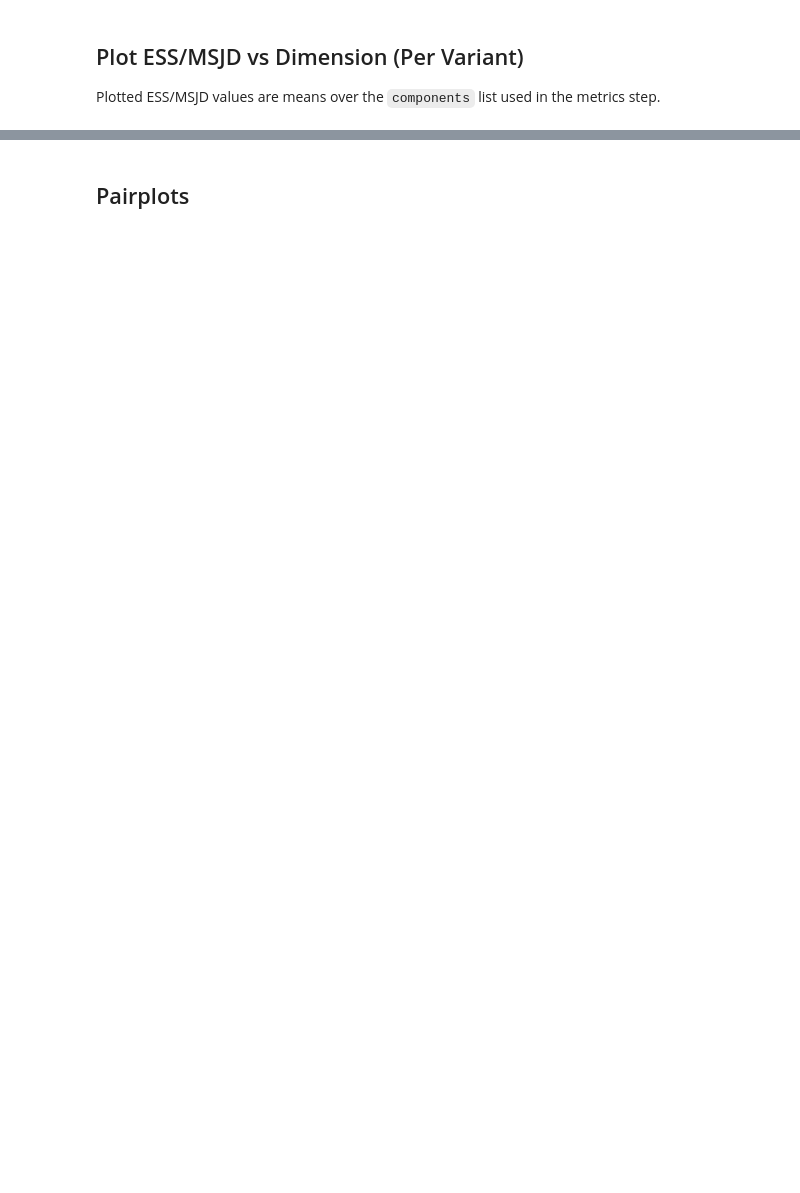
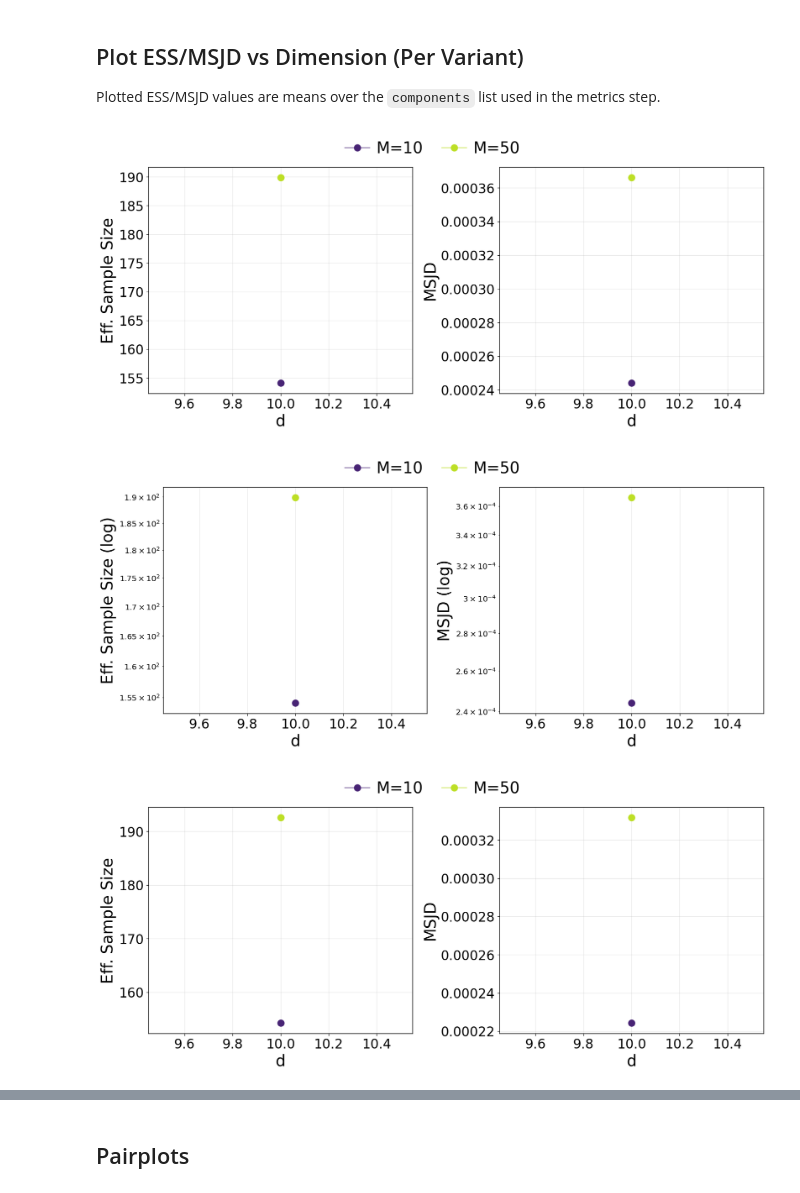
Before and after one commit to guillerminasenn/multiproposal-internal, a Jupyter notebook: notebooks/mess/11_advection_diffusion_dim_sweep_shared_draws_lp_compare.ipynb, the cells around one changed output, grey strips where cells are left out. Saved outputs shown, nothing was run; the diff lists cells and outputs as text; code cells hidden in the pictures; blank space fills up the shorter version.

```diff
--- a/notebooks/mess/11_advection_diffusion_dim_sweep_shared_draws_lp_compare.ipynb
+++ b/notebooks/mess/11_advection_diffusion_dim_sweep_shared_draws_lp_compare.ipynb
@@ -404,6 +418,11 @@ variants = {
         'label': 'MESS LP (euclidean)',
         'use_lp': True,
         'distance': 'euclidean',
+    },
+    'lp_euclidean_squared': {
+        'label': 'MESS LP (euclidean squared)',
+        'use_lp': True,
+        'distance': 'euclidean_squared',
     },
 }
 
@@ -497,5 +516,8 @@ for d_cur in d_list:
     if run_lp_euclidean:
         for M in M_list:
             _run_mess_chain(d_cur, M, 'lp_euclidean')
+    if run_lp_euclidean_squared:
+        for M in M_list:
+            _run_mess_chain(d_cur, M, 'lp_euclidean_squared')
 
 print('Sweep completed.')
@@ -502,7 +541,7 @@ print('Sweep completed.')
 # %% [markdown]
 ## Traceplots
 # %%
-trace_iters = 100000
+trace_iters = 20000
 plot_components = [0, 1, 2, 9]
 save_figs = True
 trace_dir = reports_dir / 'traceplots_pub'
@@ -525,6 +564,7 @@ variant_list = [
     ('mess', 'MESS (no LP)', '#1b9e77'),
     ('lp_angular', 'MESS LP (angular)', '#d95f02'),
     ('lp_euclidean', 'MESS LP (euclidean)', '#7570b3'),
+    ('lp_euclidean_squared', 'MESS LP (euclidean squared)', '#e7298a'),
 ]
 
 def _load_trace_chain(d_cur, variant_key, M):
@@ -557,7 +597,7 @@ for comp in plot_components:
         fig, axes = plt.subplots(
             nrows=len(d_list),
             ncols=len(variant_list),
-            figsize=(10.5, 3.0),
+            figsize=(13.0, 3.0),
             sharex=True,
             constrained_layout=True,
         )
@@ -606,7 +660,7 @@ for comp in plot_components:
 # %% [markdown]
 ## Proposal Diagnostics (Accepted Index + Distances)
 # %%
-diag_variant = 'lp_angular'  # 'mess', 'lp_angular', 'lp_euclidean'
+diag_variant = 'lp_angular'  # 'mess', 'lp_angular', 'lp_euclidean', 'lp_euclidean_squared'
 diag_d = d_list[0]
 diag_M = M_list[0]
 save_diag_figs = True
@@ -680,7 +734,7 @@ else:
     axes[0].legend(loc='best')
 
     axes[1].plot(accepted_euclidean, color='tab:purple', linewidth=0.8, label='Accepted euclidean')
-    axes[1].plot(mean_other_euclidean, color='tab:red', linewidth=0.8, alpha=0.8, label='Mean other valid euclidean')
+    axes[1].plot(mean_other_euclidean, color='tab:red', linewidth=0.8, label='Mean other valid euclidean')
     axes[1].set_xlabel('Iteration')
     axes[1].set_ylabel('Euclidean distance')
     axes[1].grid(alpha=0.2)
@@ -732,6 +788,8 @@ def _load_chain_for_plot(d_cur, variant_key, M):
         return load_chain(output_dir_lp, d_cur, M, 'lp_angular'), 'MESS LP (angular)'
     if variant_key == 'lp_euclidean':
         return load_chain(output_dir_lp, d_cur, M, 'lp_euclidean'), 'MESS LP (euclidean)'
+    if variant_key == 'lp_euclidean_squared':
+        return load_chain(output_dir_lp, d_cur, M, 'lp_euclidean_squared'), 'MESS LP (euclidean squared)'
     raise ValueError(f'Unknown variant: {variant_key}')
 
 def plot_trace_hist_panel(d_cur, comp, M):
@@ -739,6 +797,7 @@ def plot_trace_hist_panel(d_cur, comp, M):
         ('mess', 'MESS (uniform)', '#1b9e77'),
         ('lp_angular', 'MESS LP (angular)', '#d95f02'),
         ('lp_euclidean', 'MESS LP (euclidean)', '#7570b3'),
+        ('lp_euclidean_squared', 'MESS LP (euclidean squared)', '#e7298a'),
     ]
     chains_dict = {}
     for key, label, _ in algorithms:
@@ -1169,6 +1289,12 @@ print('\n\n'.join(latex_blocks))
 Plotted ESS/MSJD values are means over the `components` list used in the metrics step.
 # %%
 def plot_ess_msjd_vs_dim(ess_by_M, msjd_by_M, ylabel_ess, ylabel_msjd, filename, plot_dir, yscale=None):
+    def _has_positive(values_by_M):
+        vals = []
+        for M in M_list:
+            vals.extend([v for v in values_by_M[M] if np.isfinite(v)])
+        return any(v > 0 for v in vals)
+
     font_size = 24
     tick_size = 20
     legend_font_size = 24
@@ -1180,13 +1306,16 @@ def plot_ess_msjd_vs_dim(ess_by_M, msjd_by_M, ylabel_ess, ylabel_msjd, filename,
         axes[0].plot(d_list, ess_by_M[M], marker='o', markersize=marker_size, color=color, label=f'M={M}')
         axes[1].plot(d_list, msjd_by_M[M], marker='o', markersize=marker_size, color=color, label=f'M={M}')
 
+    use_log = bool(yscale) and _has_positive(ess_by_M) and _has_positive(msjd_by_M)
     ess_label = ylabel_ess
     msjd_label = ylabel_msjd
-    if yscale:
+    if use_log:
         ess_label = f'{ylabel_ess} (log)'
         msjd_label = f'{ylabel_msjd} (log)'
         axes[0].set_yscale(yscale)
         axes[1].set_yscale(yscale)
+    elif yscale:
+        print(f'Skipping log scale for {filename}: no positive values to plot.')
 
     axes[0].set_xlabel('d', fontsize=font_size)
     axes[1].set_xlabel('d', fontsize=font_size)
@@ -1213,30 +1342,35 @@ def plot_ess_msjd_vs_dim(ess_by_M, msjd_by_M, ylabel_ess, ylabel_msjd, filename,
     )
     fig.tight_layout(rect=(0, 0, 1, 0.92))
     plot_dir.mkdir(parents=True, exist_ok=True)
     fig.savefig(plot_dir / filename, dpi=300)
     return fig
 
 plot_dir = reports_dir / 'ess_msjd_vs_d'
 for variant_key, variant_label in [
     ('mess', 'no_lp'),
     ('lp_angular', 'lp_angular'),
     ('lp_euclidean', 'lp_euclidean'),
+    ('lp_euclidean_squared', 'lp_euclidean_squared'),
 ]:
     metrics = metrics_by_variant[variant_key]
     plot_ess_msjd_vs_dim(
         metrics['ess_by_M'],
         metrics['msjd_by_M'],
         'Eff. Sample Size',
         'MSJD',
         f'ess_msjd_vs_d_{variant_label}.png',
         plot_dir,
     )
     plot_ess_msjd_vs_dim(
         metrics['ess_by_M'],
         metrics['msjd_by_M'],
         'Eff. Sample Size',
         'MSJD',
         f'ess_msjd_vs_d_{variant_label}_log.png',
         plot_dir,
         yscale='log',
     )
+# %% [output]
+[figure, added]
+[figure, added]
+[figure, added]
```
Also changed, not shown: parts of 14 cells of this notebook, 24 other files.
